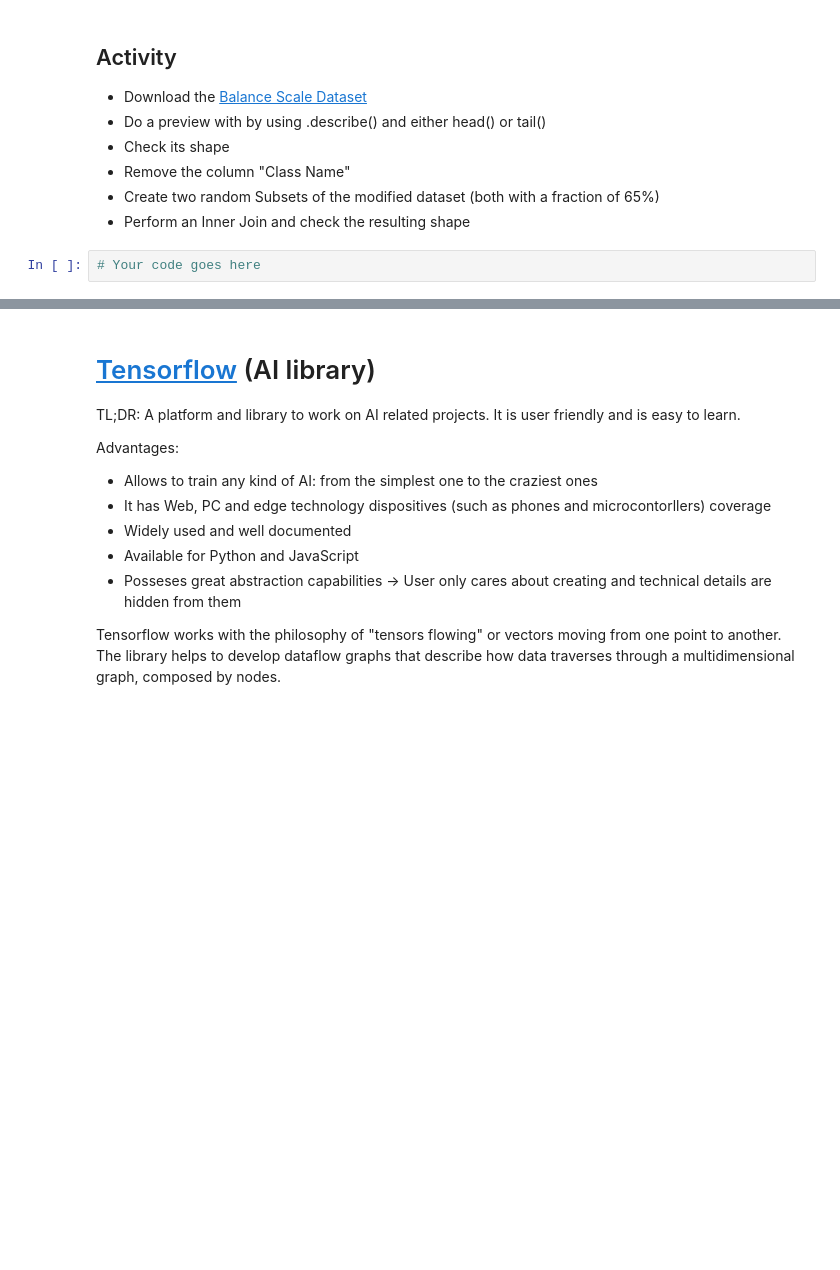
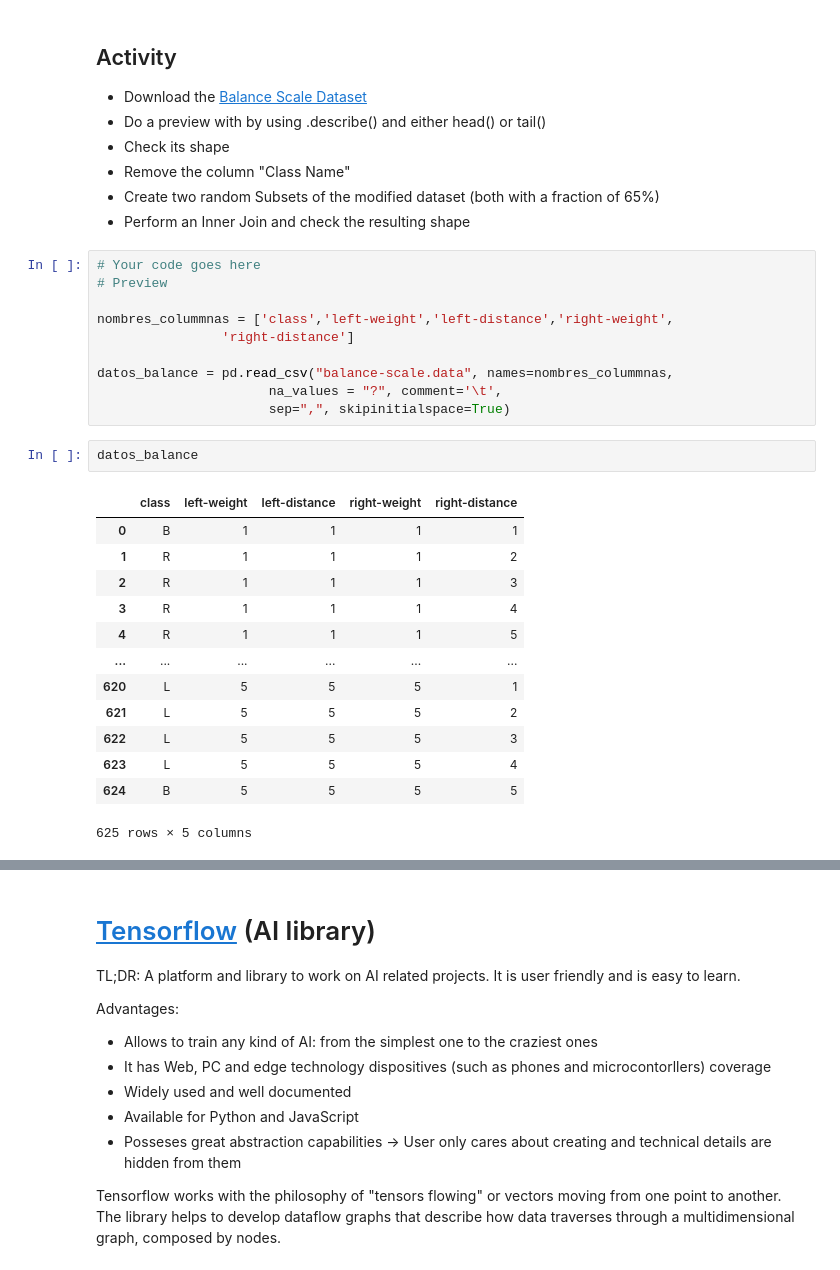
Before and after one commit to DaniPalma3000/Calendarizador, a Jupyter notebook: demos/SP1_02_Demo_Neural_Networks.ipynb, the cells around one changed output, grey strips where cells are left out. Drawn from its saved outputs; the diff is of its cells as text; blank space fills up the shorter version.

```diff
--- a/demos/SP1_02_Demo_Neural_Networks.ipynb
+++ b/demos/SP1_02_Demo_Neural_Networks.ipynb
@@ -169,5 +375,29 @@ pd.concat([dataset_one, dataset_two], join="inner")
 * Remove the column "Class Name"
 * Create two random Subsets of the modified dataset (both with a fraction of 65%)
 * Perform an Inner Join and check the resulting shape
-# %%
-# Your code goes here
+# %%
+# Your code goes here
+# Preview
+
+nombres_colummnas = ['class','left-weight','left-distance','right-weight',
+                'right-distance']
+
+datos_balance = pd.read_csv("balance-scale.data", names=nombres_colummnas,
+                      na_values = "?", comment='\t',
+                      sep=",", skipinitialspace=True)
+# %%
+datos_balance
+# %% [output]
+|  | class | left-weight | left-distance | right-weight | right-distance |
+| 0 | B | 1 | 1 | 1 | 1 |
+| 1 | R | 1 | 1 | 1 | 2 |
+| 2 | R | 1 | 1 | 1 | 3 |
+| 3 | R | 1 | 1 | 1 | 4 |
+| 4 | R | 1 | 1 | 1 | 5 |
+| ... | ... | ... | ... | ... | ... |
+| 620 | L | 5 | 5 | 5 | 1 |
+| 621 | L | 5 | 5 | 5 | 2 |
+| 622 | L | 5 | 5 | 5 | 3 |
+| 623 | L | 5 | 5 | 5 | 4 |
+| 624 | B | 5 | 5 | 5 | 5 |
+625 rows × 5 columns
```
Also changed, not shown: parts of 40 cells of this notebook.
